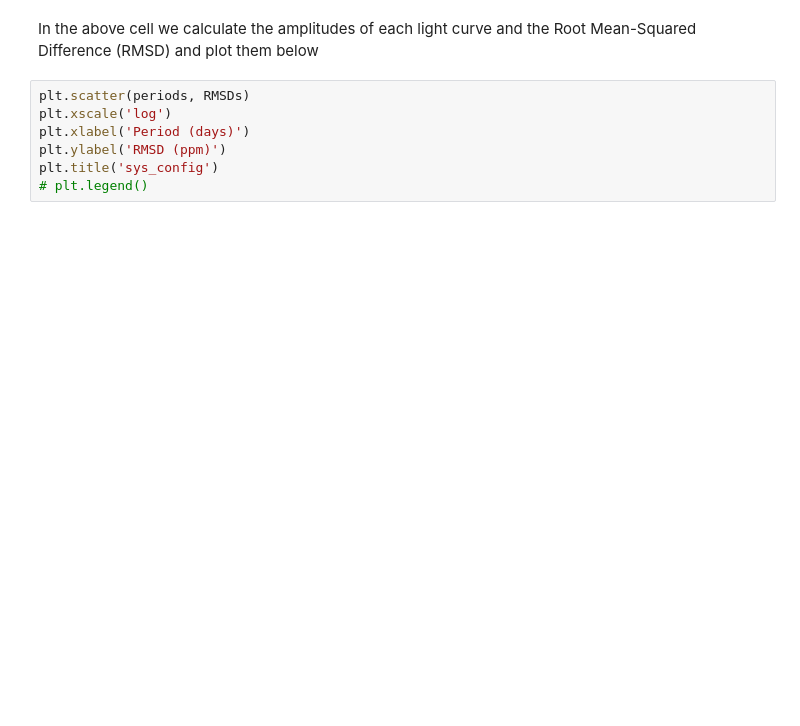
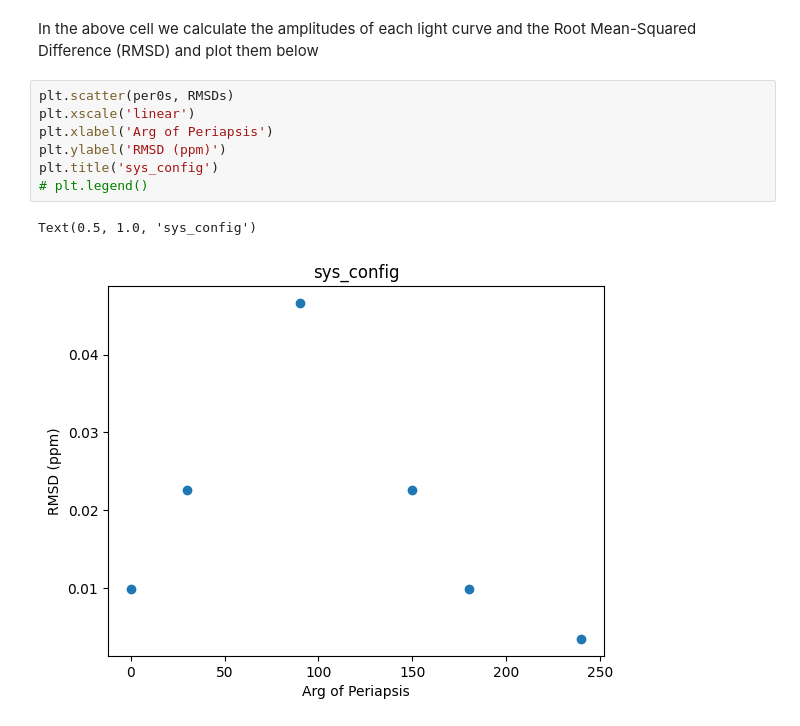
Before and after one commit to kpenev/TESS_EB_Bayesian, a Jupyter notebook: eBEER_testing/PHOEBEUnitTesting.ipynb, the cells around one changed output. Saved outputs shown, nothing was run; the diff lists cells and outputs as text; blank space fills up the shorter version.

```diff
--- a/eBEER_testing/PHOEBEUnitTesting.ipynb
+++ b/eBEER_testing/PHOEBEUnitTesting.ipynb
@@ -203,10 +285,13 @@ for i, comb in enumerate(comb_list):
 # %% [markdown]
 In the above cell we calculate the amplitudes of each light curve and the Root Mean-Squared Difference (RMSD) and plot them below
 # %%
-plt.scatter(periods, RMSDs)
-plt.xscale('log')
-plt.xlabel('Period (days)')
+plt.scatter(per0s, RMSDs)
+plt.xscale('linear')
+plt.xlabel('Arg of Periapsis')
 plt.ylabel('RMSD (ppm)')
 plt.title('sys_config')
 # plt.legend()
+# %% [output]
+Text(0.5, 1.0, 'sys_config')
+[figure, added]
 # %%
```
Also changed, not shown: parts of 5 cells of this notebook, 17 other files.
